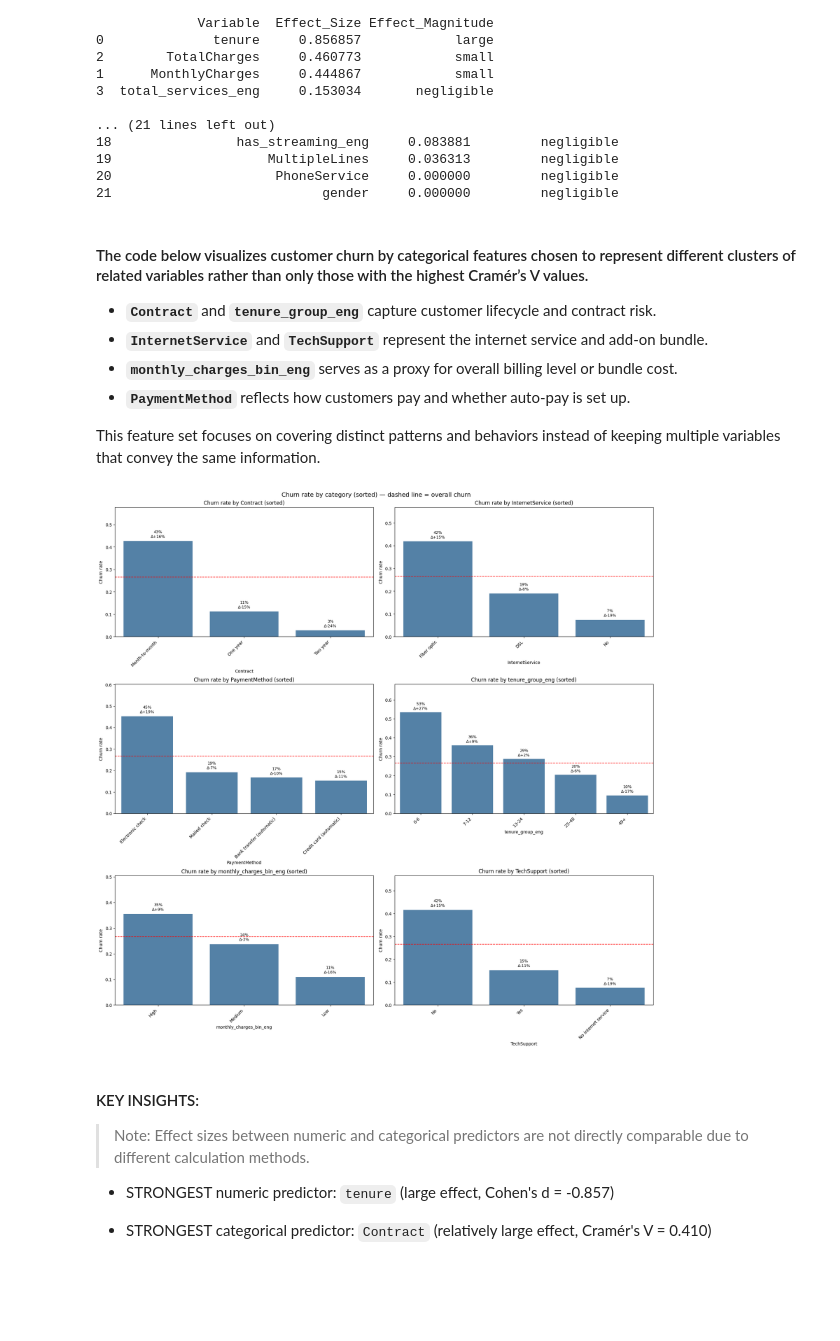
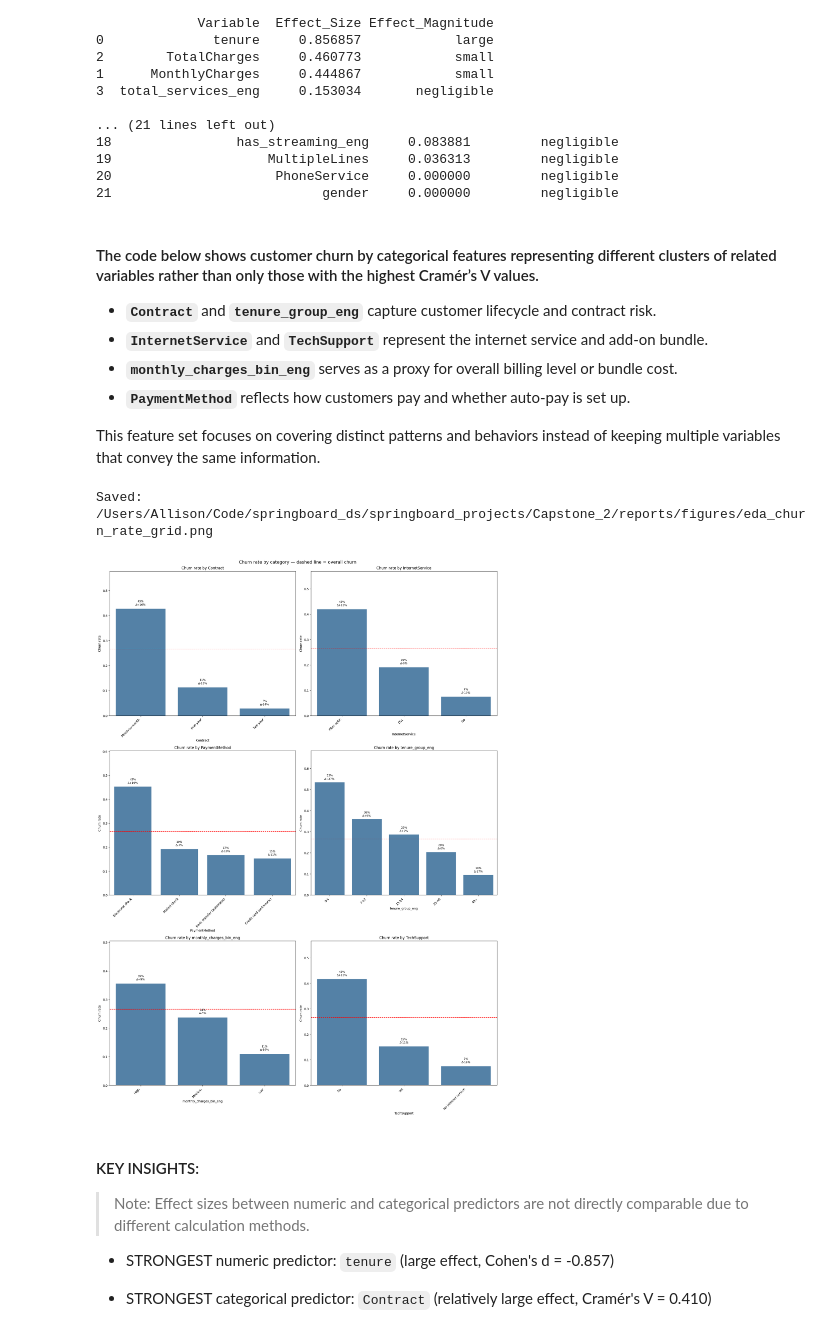
Before and after one commit to amschiltz/springboard_projects, a Jupyter notebook: Capstone_2/notebooks/02_telco_churn_eda_ams.ipynb, the cells around one changed output. Saved outputs shown, nothing was run; the diff lists cells and outputs as text; code cells hidden in the pictures; blank space fills up the shorter version.

```diff
--- a/Capstone_2/notebooks/02_telco_churn_eda_ams.ipynb
+++ b/Capstone_2/notebooks/02_telco_churn_eda_ams.ipynb
@@ -88,12 +99,22 @@ Data columns (total 27 columns):
 # Convert categorical, boolean, and target columns to proper dtypes
 categorical_columns = column_roles[column_roles['role'].isin(['categorical', 'boolean', 'target'])]['column_name']
 
+# Loop through columns and set categorical dtypes
 for col in categorical_columns:
     telco_clean[col] = telco_clean[col].astype('category')
 
 # Convert engineered boolean to categorical for consistency
+telco_clean['short_tenure_month_to_month_eng'] = np.where(
+(telco_clean['tenure'] <= 12) & (telco_clean['Contract'] == 'Month-to-month'),
+'Yes', 'No'
+)
+telco_clean['short_tenure_month_to_month_eng'] = telco_clean['short_tenure_month_to_month_eng'].astype('category')
 
-telco_clean['short_tenure_month_to_month_eng'] = telco_clean['short_tenure_month_to_month_eng'].map({True: 'Yes', False: 'No'}).astype('category')
+# Ensure tenure_group_eng ordered chronologically
+if 'tenure_group_eng' in telco_clean.columns:
+    ordered_bins = ["0-6", "7-12", "13-24", "25-48", "49+"]
+    telco_clean['tenure_group_eng'] = telco_clean['tenure_group_eng'].astype(str)
+    telco_clean['tenure_group_eng'] = pd.Categorical(telco_clean['tenure_group_eng'], categories=ordered_bins, ordered=True)
 
 print("\nUpdated data types:")
 # Sort by data type name (convert to string first to avoid comparison issues)
@@ -450,7 +521,7 @@ BIVARIATE SUMMARY: CHURN PREDICTORS BY TYPE
 20                     PhoneService     0.000000         negligible
 21                           gender     0.000000         negligible
 # %% [markdown]
-#### The code below visualizes customer churn by categorical features chosen to represent different clusters of related variables rather than only those with the highest Cramér’s V values.
+#### The code below shows customer churn by categorical features representing different clusters of related variables rather than only those with the highest Cramér’s V values.
 
 - **`Contract`** and **`tenure_group_eng`** capture customer lifecycle and contract risk.
 - **`InternetService`** and **`TechSupport`** represent the internet service and add-on bundle.
@@ -463,46 +534,48 @@ This feature set focuses on covering distinct patterns and behaviors instead of
 from IPython.display import display
 
 def churn_rates_by(col: str) -> pd.DataFrame:
-    """Return a DataFrame with churn_rate and count by category for col, sorted by churn_rate desc."""
+    """Return a DataFrame with churn_rate and count by category for col."""
     df = telco_clean[[col, 'Churn']].dropna()
-    rates = df.groupby(col)['Churn'].apply(lambda s: (s == 'Yes').mean()).rename('churn_rate')
+    rates = df.groupby(col, observed=True)['Churn'].apply(lambda s: (s == 'Yes').mean()).rename('churn_rate')
     counts = df[col].value_counts().rename('count')
-    out = pd.concat([rates, counts], axis=1).sort_values('churn_rate', ascending=False)
+    out = pd.concat([rates, counts], axis=1)
+    if hasattr(df[col].dtype, 'ordered') and df[col].dtype.ordered:
+        out = out.reindex(df[col].cat.categories)
+    else:
+        out = out.sort_index()
     return out
 
 
 def plot_churn_rate_bar(col: str, ax):
-    """Plot churn rate by category for col into the provided axis."""
     out = churn_rates_by(col)
+    if not (hasattr(telco_clean[col].dtype, 'ordered') and telco_clean[col].dtype.ordered):
+        out = out.sort_values('churn_rate', ascending=False)
 
     sns.barplot(x=out.index.astype(str), y=out['churn_rate'], color='steelblue', ax=ax)
     ax.axhline(overall_churn_rate, color='red', linestyle='--', lw=1.2)
-    ax.set_title(f"Churn rate by {col} (sorted)")
+    ax.set_title(f"Churn rate by {col}")
     ax.set_ylabel('Churn rate')
     ax.set_xlabel(col)
     ax.set_ylim(0, min(1.0, out['churn_rate'].max() + 0.15))
     ax.set_xticklabels(ax.get_xticklabels(), rotation=45, ha='right')
 
-    # Annotate bars with churn rate and lift
     for i, (_, row) in enumerate(out.iterrows()):
         lift = row['churn_rate'] - overall_churn_rate
         ax.text(i, row['churn_rate'] + 0.01,
                 f"{row['churn_rate']:.0%}\nΔ{lift:+.0%}",
                 ha='center', va='bottom', fontsize=9)
 
-# 3×2 grid of churn-rate plots for key categorical features
 features = ['Contract', 'InternetService', 'PaymentMethod',
             'tenure_group_eng', 'monthly_charges_bin_eng', 'TechSupport']
-fig, axes = plt.subplots(3, 2, figsize=(18, 18), constrained_layout=True)
-
+fig, axes = plt.subplots(3, 2, figsize=(18, 25), constrained_layout=True)
 for ax, col in zip(axes.ravel(), features):
     plot_churn_rate_bar(col, ax=ax)
-
-
-fig.suptitle('Churn rate by category (sorted) — dashed line = overall churn', fontsize=14)
+fig.suptitle('Churn rate by category — dashed line = overall churn', fontsize=14)
+savefig('eda_churn_rate_grid.png')
 plt.show()
 # %% [output]
+Saved: /Users/Allison/Code/springboard_ds/springboard_projects/Capstone_2/reports/figures/eda_churn_rate_grid.png
-[figure, old version]
+[figure, new version]
 # %% [markdown]
 #### KEY INSIGHTS:
 
```
Also changed, not shown: parts of 18 cells of this notebook, 5 other files.
